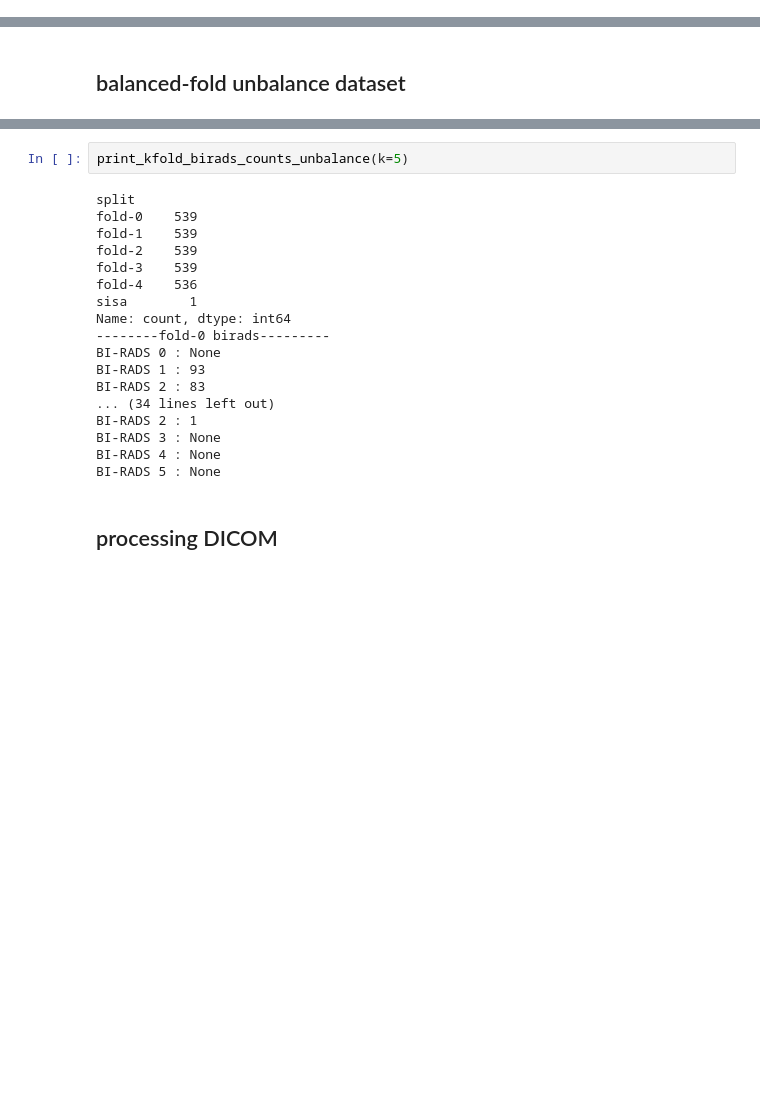
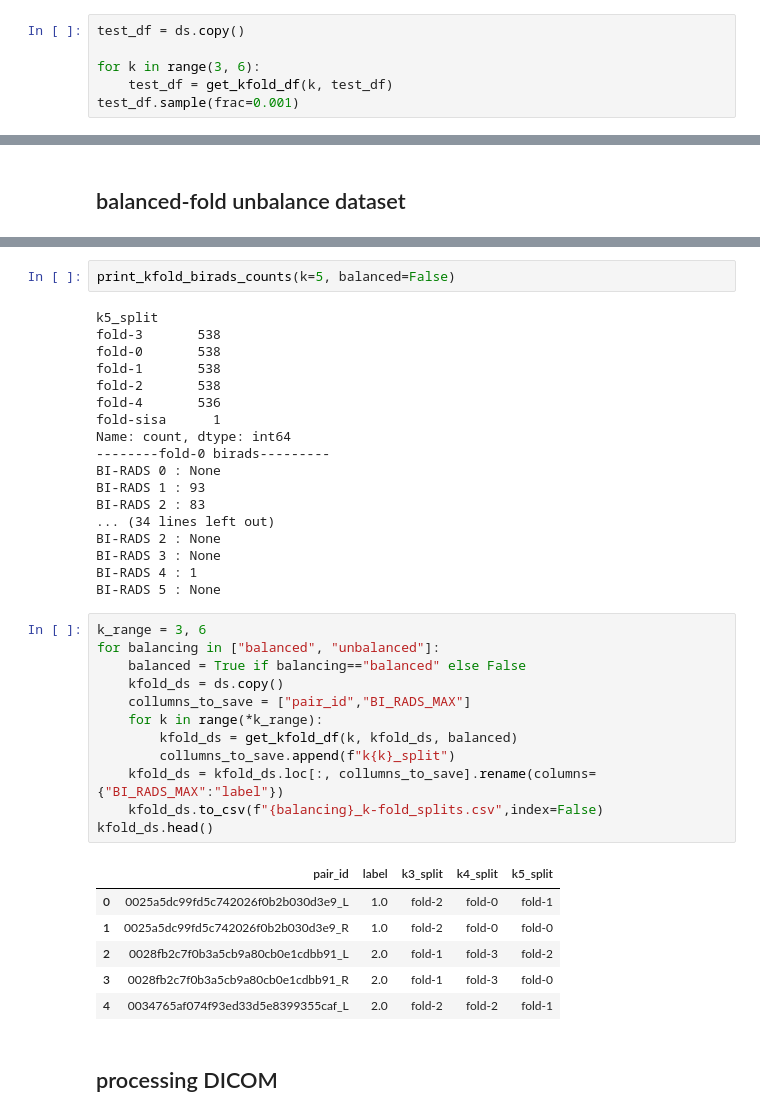
Before and after one commit to yunama47/Klasifikasi-Mammografi, a Jupyter notebook: kaggle_dataset_preprocessing_notebook.ipynb, the cells around one changed output, grey strips where cells are left out. Drawn from its saved outputs; the diff is of its cells as text; blank space fills up the shorter version.

```diff
--- a/kaggle_dataset_preprocessing_notebook.ipynb
+++ b/kaggle_dataset_preprocessing_notebook.ipynb
@@ -221,0 +222,6 @@ BI-RADS 5 : None
+# %%
+test_df = ds.copy()
+
+for k in range(3, 6):
+    test_df = get_kfold_df(k, test_df)
+test_df.sample(frac=0.001)
@@ -311,25 +273,44 @@ BI-RADS 3 : None
 BI-RADS 4 : None
 BI-RADS 5 : None
 # %%
-print_kfold_birads_counts_unbalance(k=5)
+print_kfold_birads_counts(k=5, balanced=False)
 # %% [output]
-split
-fold-0    539
-fold-1    539
-fold-2    539
-fold-3    539
-fold-4    536
-sisa        1
+k5_split
+fold-3       538
+fold-0       538
+fold-1       538
+fold-2       538
+fold-4       536
+fold-sisa      1
 Name: count, dtype: int64
 --------fold-0 birads---------
 BI-RADS 0 : None
 BI-RADS 1 : 93
 BI-RADS 2 : 83
 ... (34 lines left out)
-BI-RADS 2 : 1
+BI-RADS 2 : None
 BI-RADS 3 : None
-BI-RADS 4 : None
+BI-RADS 4 : 1
 BI-RADS 5 : None
+# %%
+k_range = 3, 6
+for balancing in ["balanced", "unbalanced"]:
+    balanced = True if balancing=="balanced" else False
+    kfold_ds = ds.copy()
+    collumns_to_save = ["pair_id","BI_RADS_MAX"]
+    for k in range(*k_range):
+        kfold_ds = get_kfold_df(k, kfold_ds, balanced)
+        collumns_to_save.append(f"k{k}_split")
+    kfold_ds = kfold_ds.loc[:, collumns_to_save].rename(columns={"BI_RADS_MAX":"label"})
+    kfold_ds.to_csv(f"{balancing}_k-fold_splits.csv",index=False)
+kfold_ds.head()
+# %% [output]
+|  | pair_id | label | k3_split | k4_split | k5_split |
+| 0 | 0025a5dc99fd5c742026f0b2b030d3e9_L | 1.0 | fold-2 | fold-0 | fold-1 |
+| 1 | 0025a5dc99fd5c742026f0b2b030d3e9_R | 1.0 | fold-2 | fold-0 | fold-0 |
+| 2 | 0028fb2c7f0b3a5cb9a80cb0e1cdbb91_L | 2.0 | fold-1 | fold-3 | fold-2 |
+| 3 | 0028fb2c7f0b3a5cb9a80cb0e1cdbb91_R | 2.0 | fold-1 | fold-3 | fold-0 |
+| 4 | 0034765af074f93ed33d5e8399355caf_L | 2.0 | fold-2 | fold-2 | fold-1 |
 # %% [markdown]
 ## processing DICOM
 # %%
```
Also changed, not shown: parts of 20 cells of this notebook.
